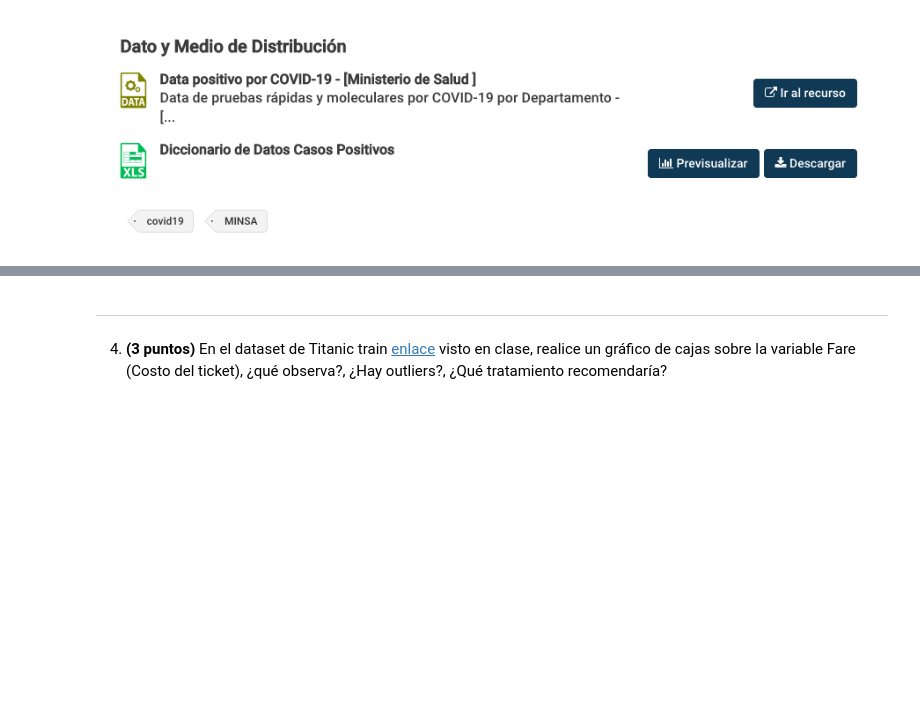
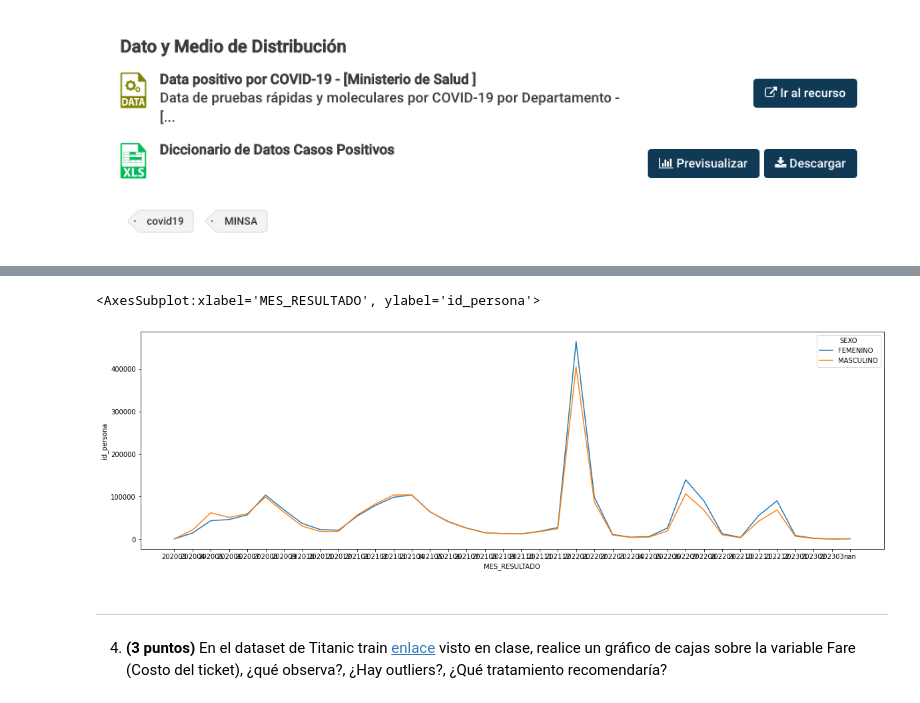
Before and after one commit to 3p3r4lt4/3p3r4lt4, a Jupyter notebook: Examen/examen_final_python_intermedio.ipynb, the cells around one changed output, grey strips where cells are left out. Cells and saved outputs as stored; diff of their text form; code cells hidden in the pictures; blank space fills up the shorter version.

```diff
--- a/Examen/examen_final_python_intermedio.ipynb
+++ b/Examen/examen_final_python_intermedio.ipynb
@@ -172,0 +281,4 @@ calculo(num1,num2)
+# %%
+df = pddf.groupby(["MES_RESULTADO", "SEXO"])[["id_persona"]].aggregate(['count']).reset_index()
+df.columns = df.columns.droplevel(-1)
+df.head()
@@ -173,3 +292,9 @@ calculo(num1,num2)
+# %%
+plt.rcParams["figure.figsize"] = (20, 6)
+sns.lineplot(x="MES_RESULTADO", y="id_persona", hue = 'SEXO', data=df)
+# %% [output]
+<AxesSubplot:xlabel='MES_RESULTADO', ylabel='id_persona'>
+[figure, added]
 # %% [markdown]
 ---
 
```
Also changed, not shown: parts of 15 cells of this notebook.
